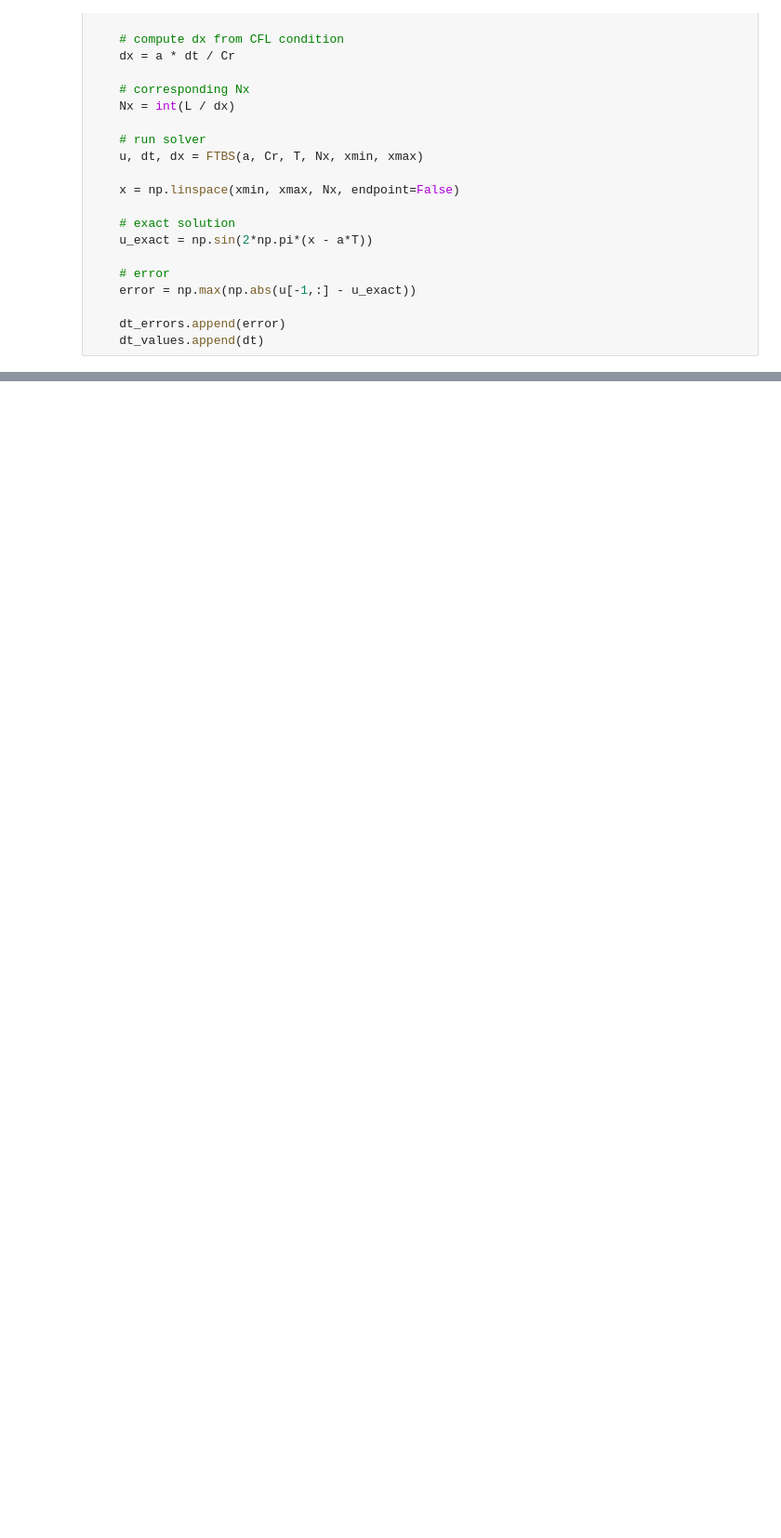
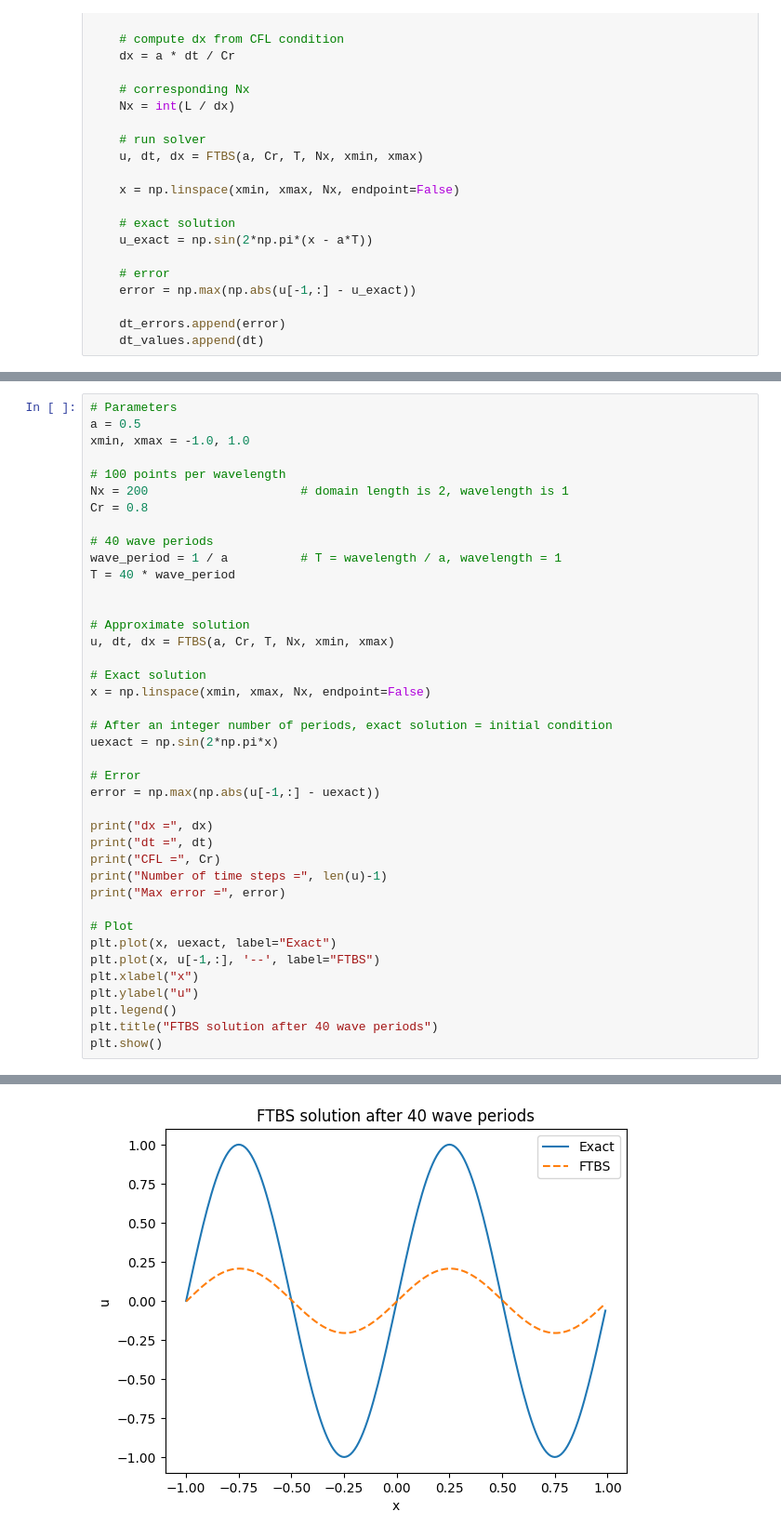
Before and after one commit to Maastrup/02687-SciFi-Computing, a Jupyter notebook: Assignment 2/E3.ipynb, the cells around one changed output, grey strips where cells are left out. Shown at 93% size. Cells and saved outputs as stored; diff of their text form; blank space fills up the shorter version.

```diff
--- a/Assignment 2/E3.ipynb
+++ b/Assignment 2/E3.ipynb
@@ -157,0 +174,41 @@ array([0.99237018, 0.15080806])
+# %%
+# Parameters
+a = 0.5
+xmin, xmax = -1.0, 1.0
+
+# 100 points per wavelength
+Nx = 200                     # domain length is 2, wavelength is 1
+Cr = 0.8
+
+# 40 wave periods
+wave_period = 1 / a          # T = wavelength / a, wavelength = 1
+T = 40 * wave_period
+
+
+# Approximate solution
+u, dt, dx = FTBS(a, Cr, T, Nx, xmin, xmax)
+
+# Exact solution
+x = np.linspace(xmin, xmax, Nx, endpoint=False)
+
+# After an integer number of periods, exact solution = initial condition
+uexact = np.sin(2*np.pi*x)
+
+# Error
+error = np.max(np.abs(u[-1,:] - uexact))
+
+print("dx =", dx)
+print("dt =", dt)
+print("CFL =", Cr)
+print("Number of time steps =", len(u)-1)
+print("Max error =", error)
+
+# Plot
+plt.plot(x, uexact, label="Exact")
+plt.plot(x, u[-1,:], '--', label="FTBS")
+plt.xlabel("x")
+plt.ylabel("u")
+plt.legend()
+plt.title("FTBS solution after 40 wave periods")
+plt.show()
+# %% [output]
@@ -157,0 +220 @@ array([0.99237018, 0.15080806])
+[figure, added]
```
Also changed, not shown: parts of 9 cells of this notebook, 1 other file.
